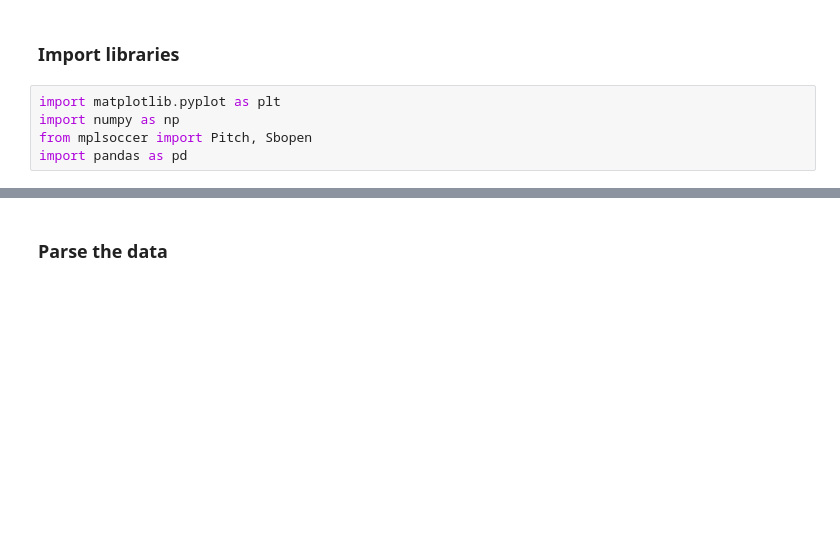
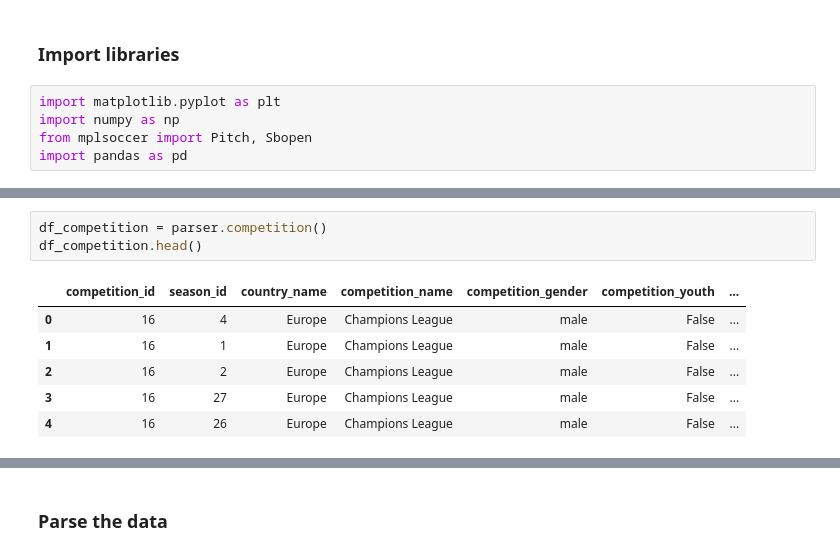
Before and after one commit to curtpond/soccermatics, a Jupyter notebook: passing_networks/passing_networks.ipynb, the cells around one changed output, grey strips where cells are left out. Saved outputs shown, nothing was run; the diff lists cells and outputs as text; blank space fills up the shorter version.

Commit message:
Created code to find query competitions and choose specific events.

```diff
--- a/passing_networks/passing_networks.ipynb
+++ b/passing_networks/passing_networks.ipynb
@@ -11,0 +20,10 @@ import pandas as pd
+# %%
+df_competition = parser.competition()
+df_competition.head()
+# %% [output]
+|  | competition_id | season_id | country_name | competition_name | competition_gender | competition_youth | ... |
+| 0 | 16 | 4 | Europe | Champions League | male | False | ... |
+| 1 | 16 | 1 | Europe | Champions League | male | False | ... |
+| 2 | 16 | 2 | Europe | Champions League | male | False | ... |
+| 3 | 16 | 27 | Europe | Champions League | male | False | ... |
+| 4 | 16 | 26 | Europe | Champions League | male | False | ... |
```
Also changed, not shown: parts of 8 cells of this notebook.
